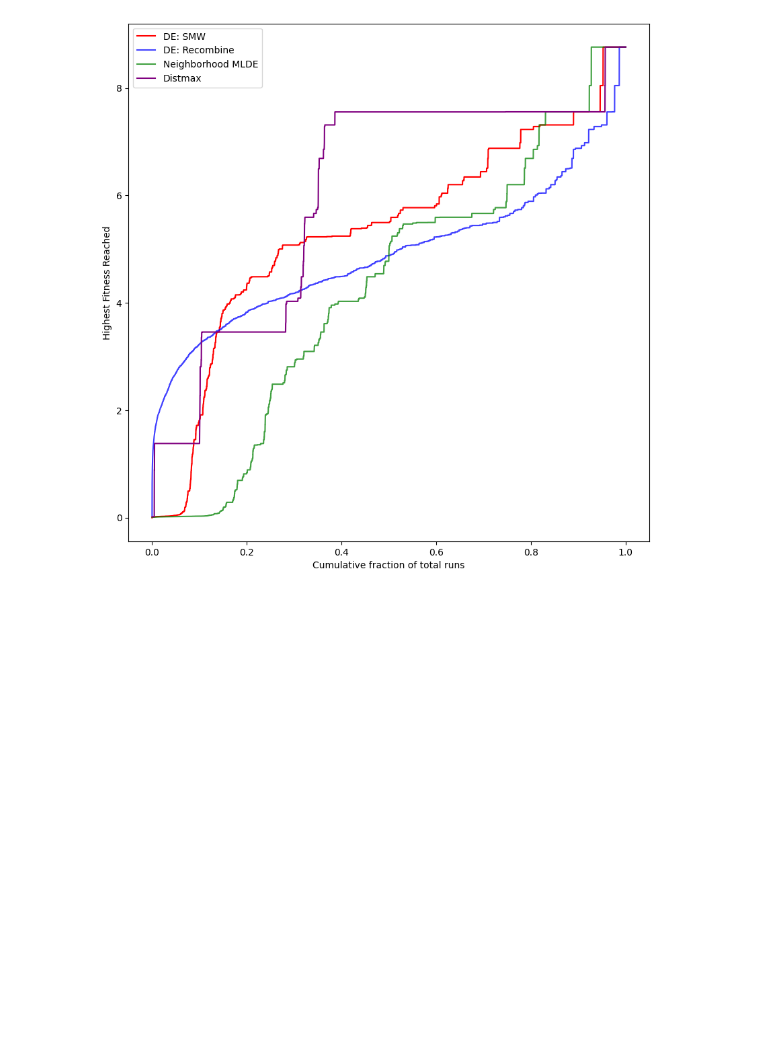
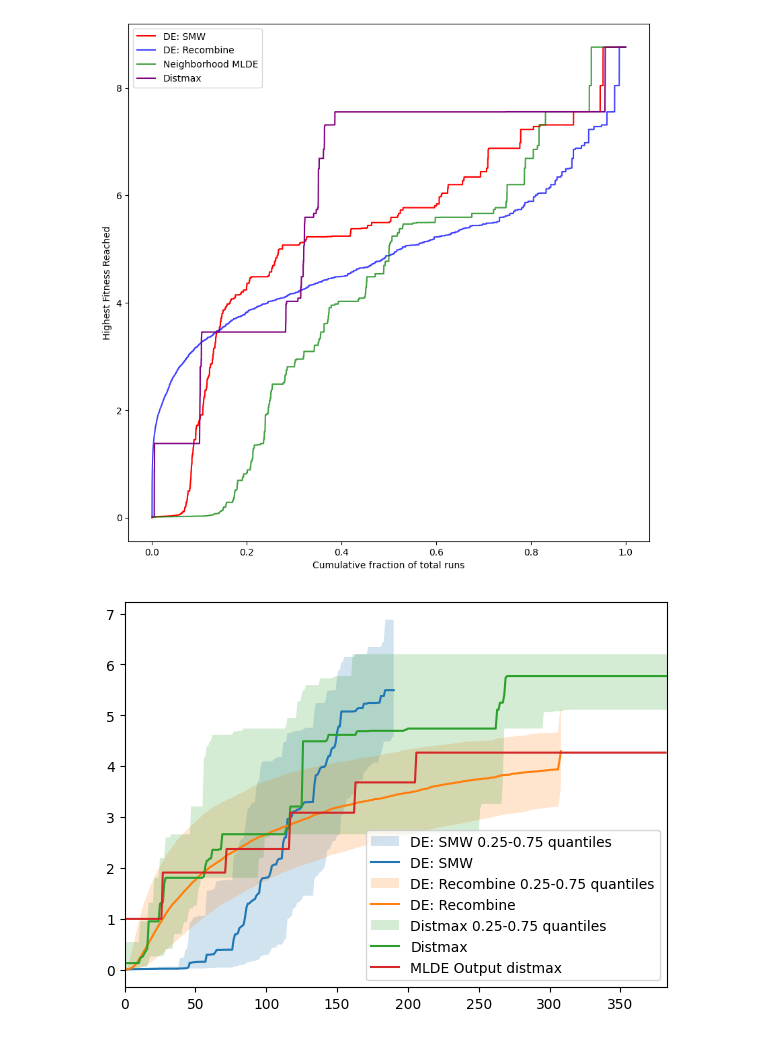
Before and after one commit to soldatmat/PELLM, a Jupyter notebook: code/plot/DE_benchmark.ipynb, the cells around one changed output. Cells and saved outputs as stored; diff of their text form; code cells hidden in the pictures; blank space fills up the shorter version.

Commit message:
Plot max fitness to iterations

```diff
--- a/code/plot/DE_benchmark.ipynb
+++ b/code/plot/DE_benchmark.ipynb
@@ -190,0 +204,52 @@ plt.show()
+# %%
+all_fitness_progressions = []
+labels = []
+
+all_fitness_progressions.append(np.array(smw_fitness_progressions))
+labels.append('DE: SMW')
+
+all_fitness_progressions.append(np.array(recombine_fitness_progressions))
+labels.append('DE: Recombine')
+
+all_fitness_progressions.append(dm_fitness_progressions)
+labels.append('Distmax')
+
+single_fitness_progressions = []
+single_labels = []
+
+with open('../de/data/mlde_output_distmax_01/fitness_progression.pkl', 'rb') as f:
+    mlde_od_fitness_progression = pickle.load(f)[0] * GB1_MAX_FITNESS
+single_fitness_progressions.append(mlde_od_fitness_progression)
+single_labels.append('MLDE Output distmax')
+# %%
+def tsplot(ax, data,**kw):
+    x = np.arange(data.shape[1])
+
+    #est = np.mean(data, axis=0)
+    est = np.median(data, axis=0)
+
+    #sd = np.std(data, axis=0)
+    #cis = (est - sd, est + sd)
+    cis = (np.quantile(data, 0.25, axis=0), np.quantile(data, 0.75, axis=0))
+
+    ax.fill_between(x,cis[0],cis[1],alpha=0.2, **kw)
+    ax.plot(x,est,**kw)
+    ax.margins(x=0)
+
+fig, (ax) = plt.subplots(ncols=1, figsize=(7,5), sharey=True)
+for fitness_progressions in all_fitness_progressions:
+    tsplot(ax, fitness_progressions)
+for fitness_progression in single_fitness_progressions:
+    ax.plot(np.arange(len(fitness_progression)), fitness_progression)
+
+plot_labels = []
+for label in labels:
+    plot_labels.append(label + ' 0.25-0.75 quantiles')
+    plot_labels.append(label)
+for label in single_labels:
+    plot_labels.append(label)
+plt.legend(plot_labels)
+
+plt.show()
+# %% [output]
+[figure, added]
```
Also changed, not shown: parts of 4 cells of this notebook, 1 other file.
